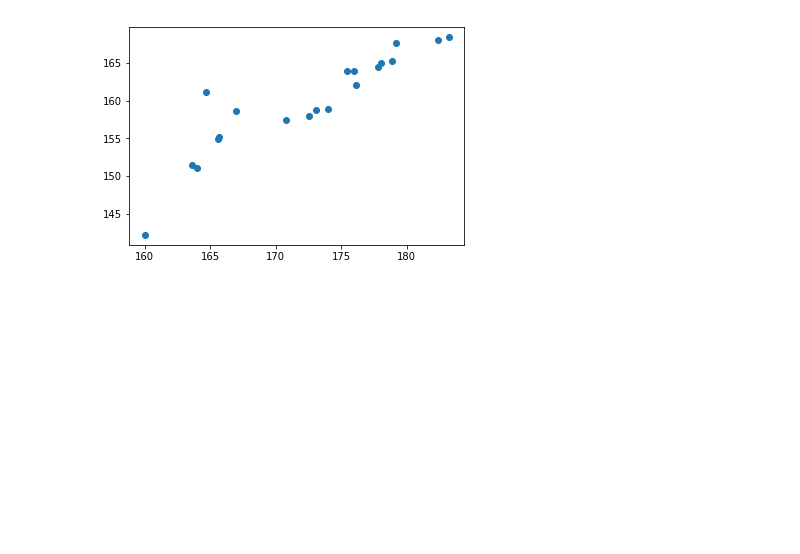
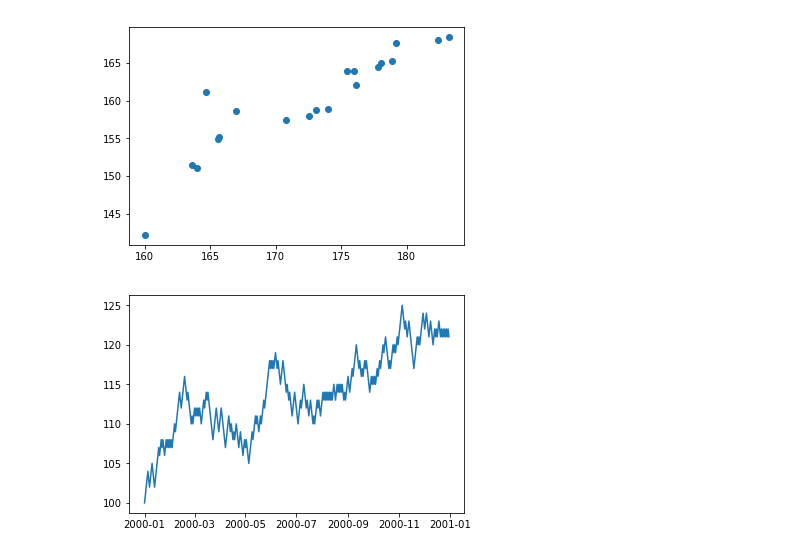
Before and after one commit to ariboyarsky/BootCamp2018, a Jupyter notebook: ProbSets/Comp/ProbSet2/PSET2.ipynb, the cells around one changed output. Saved outputs shown, nothing was run; the diff lists cells and outputs as text; code cells hidden in the pictures; blank space fills up the shorter version.

```diff
--- a/ProbSets/Comp/ProbSet2/PSET2.ipynb
+++ b/ProbSets/Comp/ProbSet2/PSET2.ipynb
@@ -251,3 +250,10 @@ plt.scatter(dta[:,2], dta[:,3])
 plt.show()
 # %% [output]
 [figure]
+# %%
+# Pandas 1
+# 1
+import pandas as pd
+x = list(range(0,50,2))
+y = [n**2-1 for n in x]
+s = pd.Series(y, index=range(0,50,2))
@@ -253,0 +262,14 @@ plt.show()
+# %%
+def walk(prob, d=100):
+    days = pd.date_range("1/1/2000", "12/31/2000", freq='D')
+    s = np.zeros(len(days))
+    s[0] = d
+    c = [1,-1]
+    for i in range(1, len(days)):
+        s[i] = s[i-1] + np.random.choice(c, p = [prob, 1-prob])
+    return(pd.Series(s, index=days))
+# %%
+plt.plot(walk(0.5))
+plt.show()
+# %% [output]
+[figure, added]
```
Also changed, not shown: parts of 13 cells of this notebook, 7 other files.
